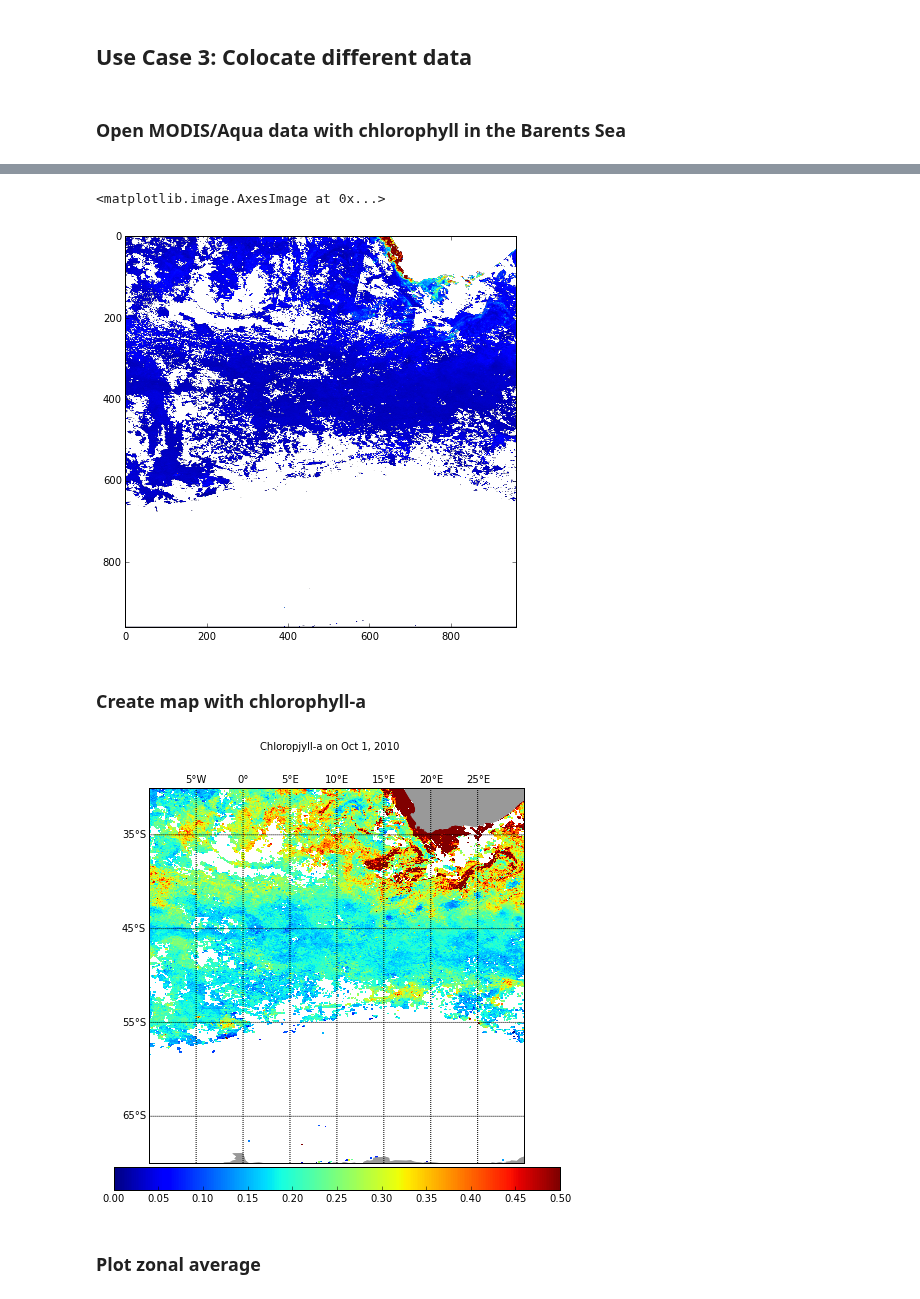
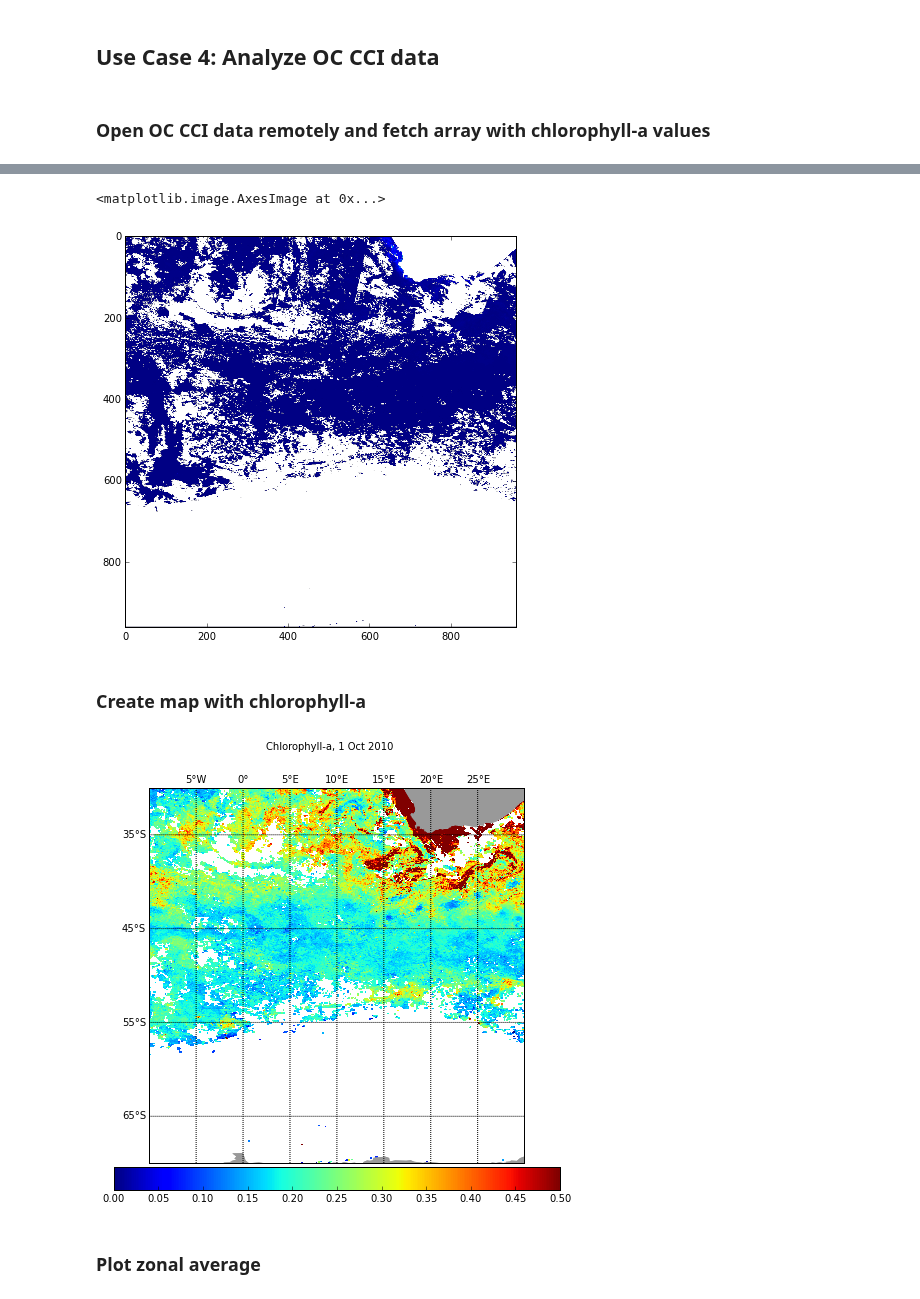
Before and after one commit to nansencenter/nansat-lectures, a Jupyter notebook: notebooks/12b Nansat Use Case 04.ipynb, the cells around one changed output, grey strips where cells are left out. Drawn from its saved outputs; the diff is of its cells as text; code cells hidden in the pictures.

Commit message:
update Nansat usecse 4

```diff
--- a/notebooks/12b Nansat Use Case 04.ipynb
+++ b/notebooks/12b Nansat Use Case 04.ipynb
@@ -1,13 +1,13 @@
 # %% [markdown]
-## Use Case 3: Colocate different data
+## Use Case 4: Analyze OC CCI data
 # %%
 # Needed in IPython notebook only
 from IPython.display import Image
 %matplotlib inline
 
 from nansat import *
-# %% [markdown]
-### Open MODIS/Aqua data with chlorophyll in the Barents Sea
+# %% [markdown]
+### Open OC CCI data remotely and fetch array with chlorophyll-a values
 # %%
 # define ROI (required for Nansat)
 lons = [-10, 30]
@@ -17,5 +17,5 @@ n1 = Nansat('occci_online:8D:chlor_a:2010-10-01', lons=lons, lats=lats)
 # get matrix with chlorophyll and show
 chlor_a1 = n1['chlor_a']
 plt.figure(figsize=(7,7))
-plt.imshow(chlor_a1, vmin=0, vmax=3)
+plt.imshow(chlor_a1)
 # %% [output]
@@ -23,12 +23,13 @@ plt.imshow(chlor_a1, vmin=0, vmax=3)
 ERROR:Nansat:GDAL could not open occci_online:8D:chlor_a:2010-10-01, trying to read with Nansat mappers...
 <matplotlib.image.AxesImage at 0x...>
-[figure, old version]
+[figure, new version]
 # %% [markdown]
 ### Create map with chlorophyll-a
 # %%
+# create map from the Nansat object
 nmap = Nansatmap(n1, resolution='l')
 
-# make plot of wind speed (color) and add colorbar
+# make plot chlrophyll (color) and add colorbar
 nmap.pcolormesh(chlor_a1, vmin=0, vmax=0.5)
 nmap.add_colorbar(fontsize=10)
 
@@ -41,7 +42,7 @@ nmap.drawparallels([-65, -55, -45, -35], labels=[1,0,0,0])
 nmap.drawmeridians([-5, 0, 5, 10, 15, 20, 25], labels=[0,0,1,0])
 
 # add title
-plt.suptitle('Chloropjyll-a on Oct 1, 2010')
+plt.suptitle('Chlorophyll-a, 1 Oct 2010')
 
 # set size of the figure (inches)
 nmap.fig.set_figheight(8)
@@ -50,7 +51,7 @@ nmap.fig.set_figwidth(8)
 # save figure to a PNG file
 nmap.save('usecase4a.png')
 # %% [output]
-[figure, old version]
+[figure, new version]
 # %% [markdown]
 ### Plot zonal average
 # %%
```
Also changed, not shown: parts of 14 cells of this notebook.
